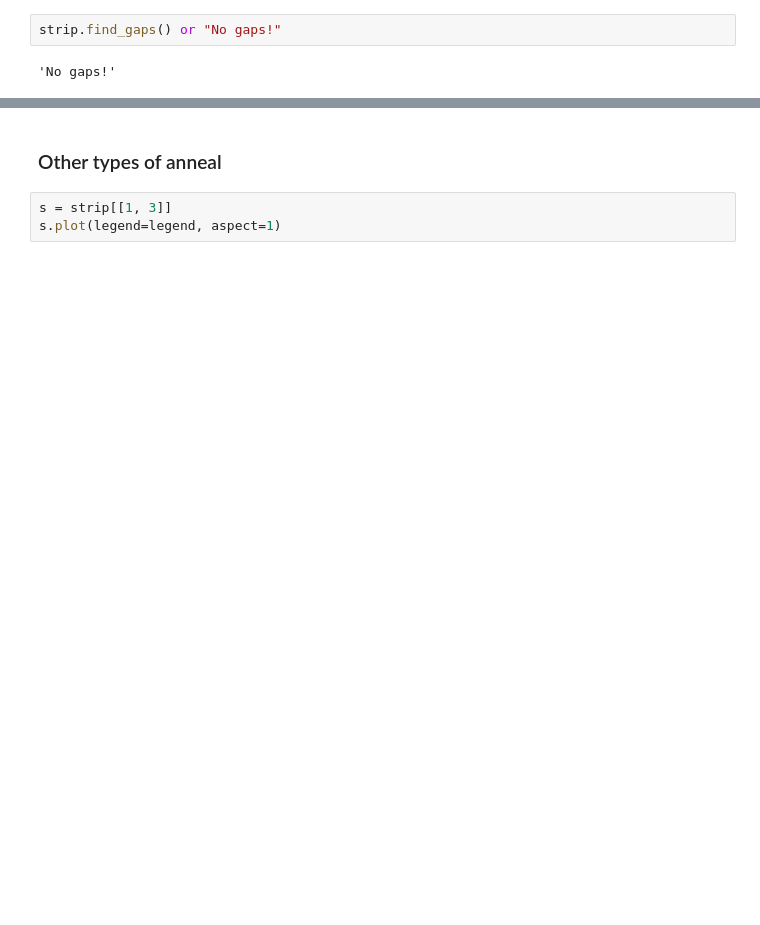
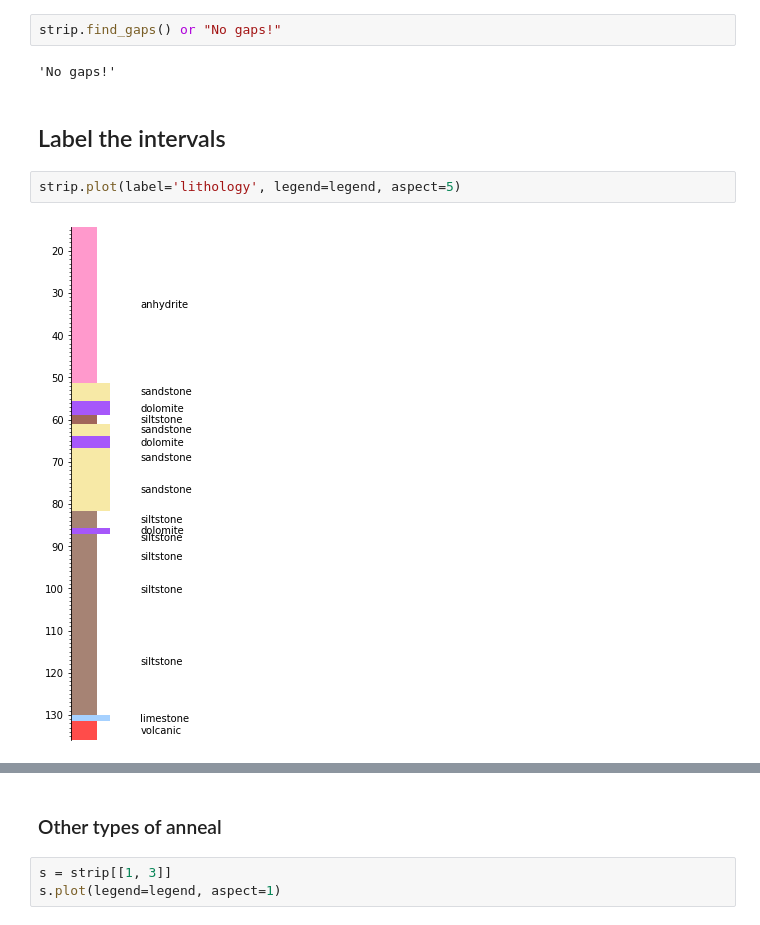
Before and after one commit to agilescientific/striplog, a Jupyter notebook: tutorial/Striplog_expert.ipynb, the cells around one changed output, grey strips where cells are left out. Drawn from its saved outputs; the diff is of its cells as text; blank space fills up the shorter version.

```diff
--- a/tutorial/Striplog_expert.ipynb
+++ b/tutorial/Striplog_expert.ipynb
@@ -88,3 +88,9 @@ strip.plot(legend=legend, aspect=5)
 strip.find_gaps() or "No gaps!"
 # %% [output]
 'No gaps!'
+# %% [markdown]
+## Label the intervals
+# %%
+strip.plot(label='lithology', legend=legend, aspect=5)
+# %% [output]
+[figure, added]
```
Also changed, not shown: parts of 47 cells of this notebook, 3 other files.
